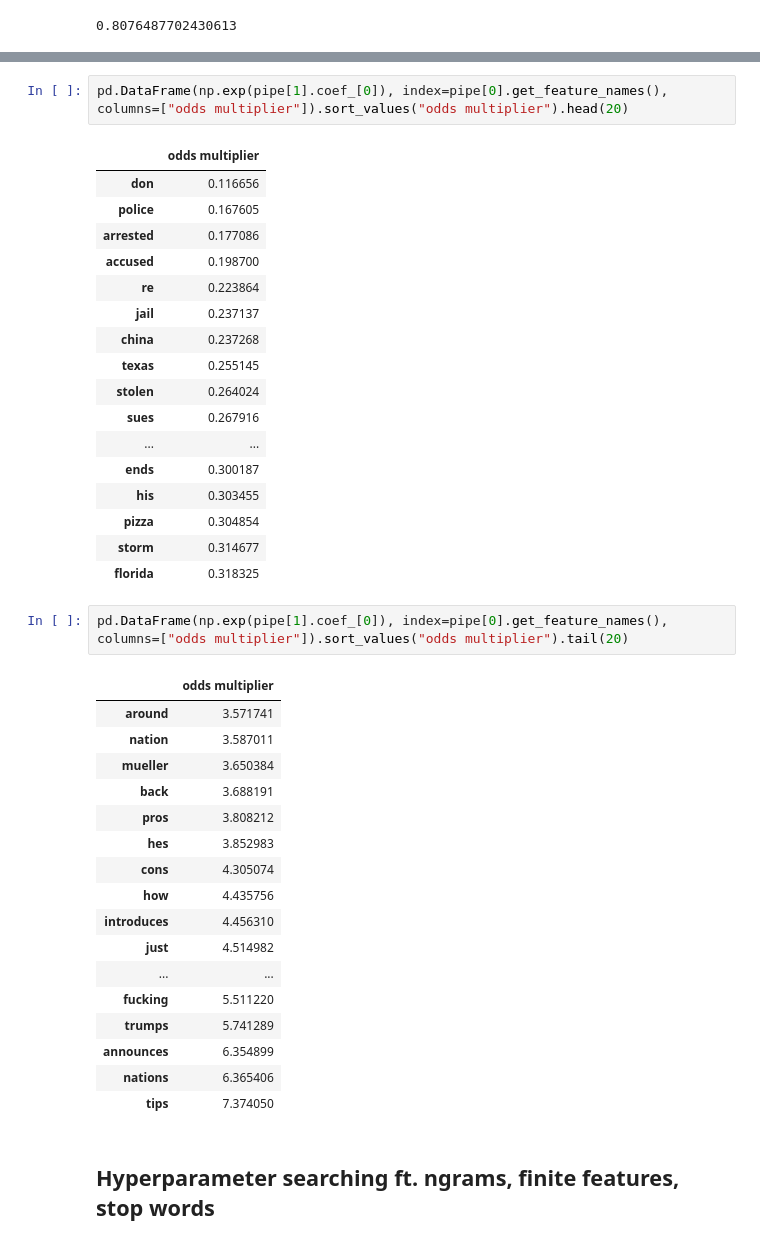
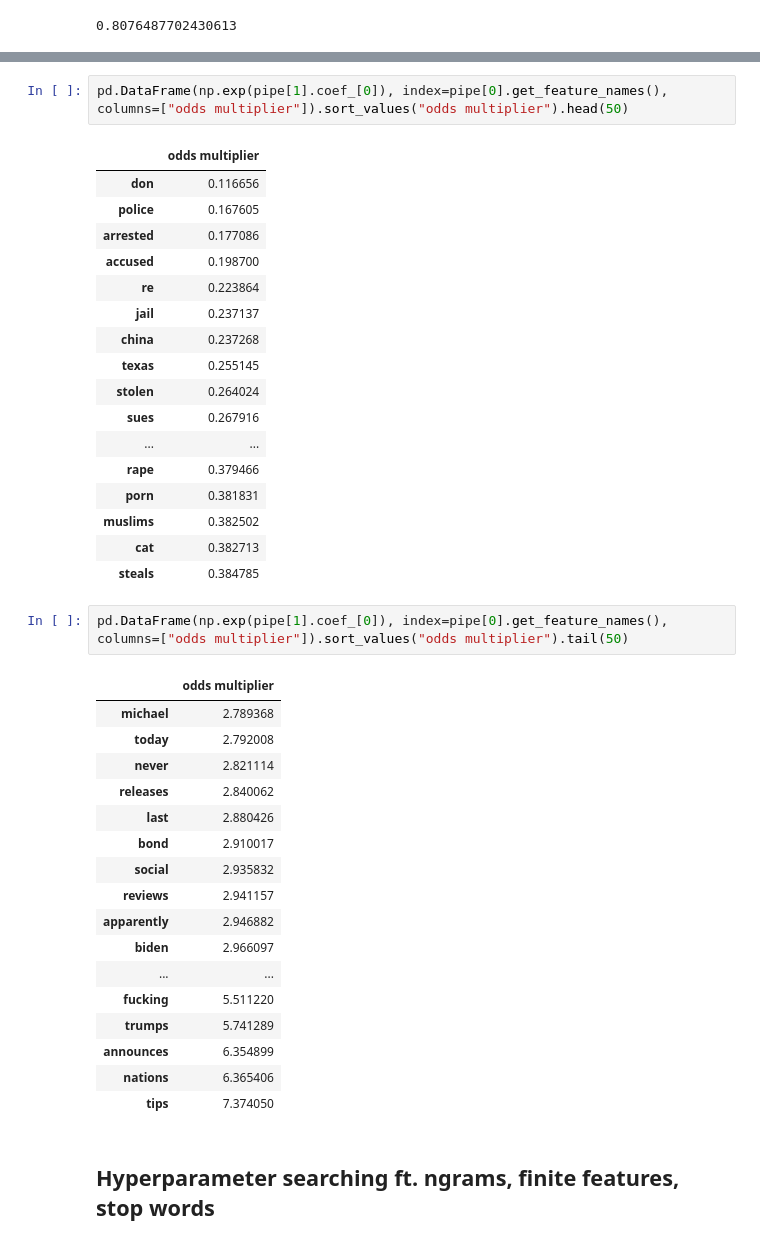
Before and after one commit to nicholasjin/theonion_vs_nottheonion, a Jupyter notebook: 02_CountVectorizer_Models.ipynb, the cells around one changed output, grey strips where cells are left out. Drawn from its saved outputs; the diff is of its cells as text.

```diff
--- a/02_CountVectorizer_Models.ipynb
+++ b/02_CountVectorizer_Models.ipynb
@@ -236,5 +282,5 @@ pipe.score(nottheonion_holdout["title"], nottheonion_holdout["is_onion"])
 # %%
-pd.DataFrame(np.exp(pipe[1].coef_[0]), index=pipe[0].get_feature_names(), columns=["odds multiplier"]).sort_values("odds multiplier").head(20)
+pd.DataFrame(np.exp(pipe[1].coef_[0]), index=pipe[0].get_feature_names(), columns=["odds multiplier"]).sort_values("odds multiplier").head(50)
 # %% [output]
 |  | odds multiplier |
 | don | 0.116656 |
@@ -248,25 +294,25 @@ pd.DataFrame(np.exp(pipe[1].coef_[0]), index=pipe[0].get_feature_names(), column
 | stolen | 0.264024 |
 | sues | 0.267916 |
 | ... | ... |
-| ends | 0.300187 |
-| his | 0.303455 |
-| pizza | 0.304854 |
-| storm | 0.314677 |
-| florida | 0.318325 |
+| rape | 0.379466 |
+| porn | 0.381831 |
+| muslims | 0.382502 |
+| cat | 0.382713 |
+| steals | 0.384785 |
 # %%
-pd.DataFrame(np.exp(pipe[1].coef_[0]), index=pipe[0].get_feature_names(), columns=["odds multiplier"]).sort_values("odds multiplier").tail(20)
+pd.DataFrame(np.exp(pipe[1].coef_[0]), index=pipe[0].get_feature_names(), columns=["odds multiplier"]).sort_values("odds multiplier").tail(50)
 # %% [output]
 |  | odds multiplier |
-| around | 3.571741 |
-| nation | 3.587011 |
-| mueller | 3.650384 |
-| back | 3.688191 |
-| pros | 3.808212 |
-| hes | 3.852983 |
-| cons | 4.305074 |
-| how | 4.435756 |
-| introduces | 4.456310 |
-| just | 4.514982 |
+| michael | 2.789368 |
+| today | 2.792008 |
+| never | 2.821114 |
+| releases | 2.840062 |
+| last | 2.880426 |
+| bond | 2.910017 |
+| social | 2.935832 |
+| reviews | 2.941157 |
+| apparently | 2.946882 |
+| biden | 2.966097 |
 | ... | ... |
 | fucking | 5.511220 |
 | trumps | 5.741289 |
```
Also changed, not shown: parts of 3 cells of this notebook, 2 other files.
